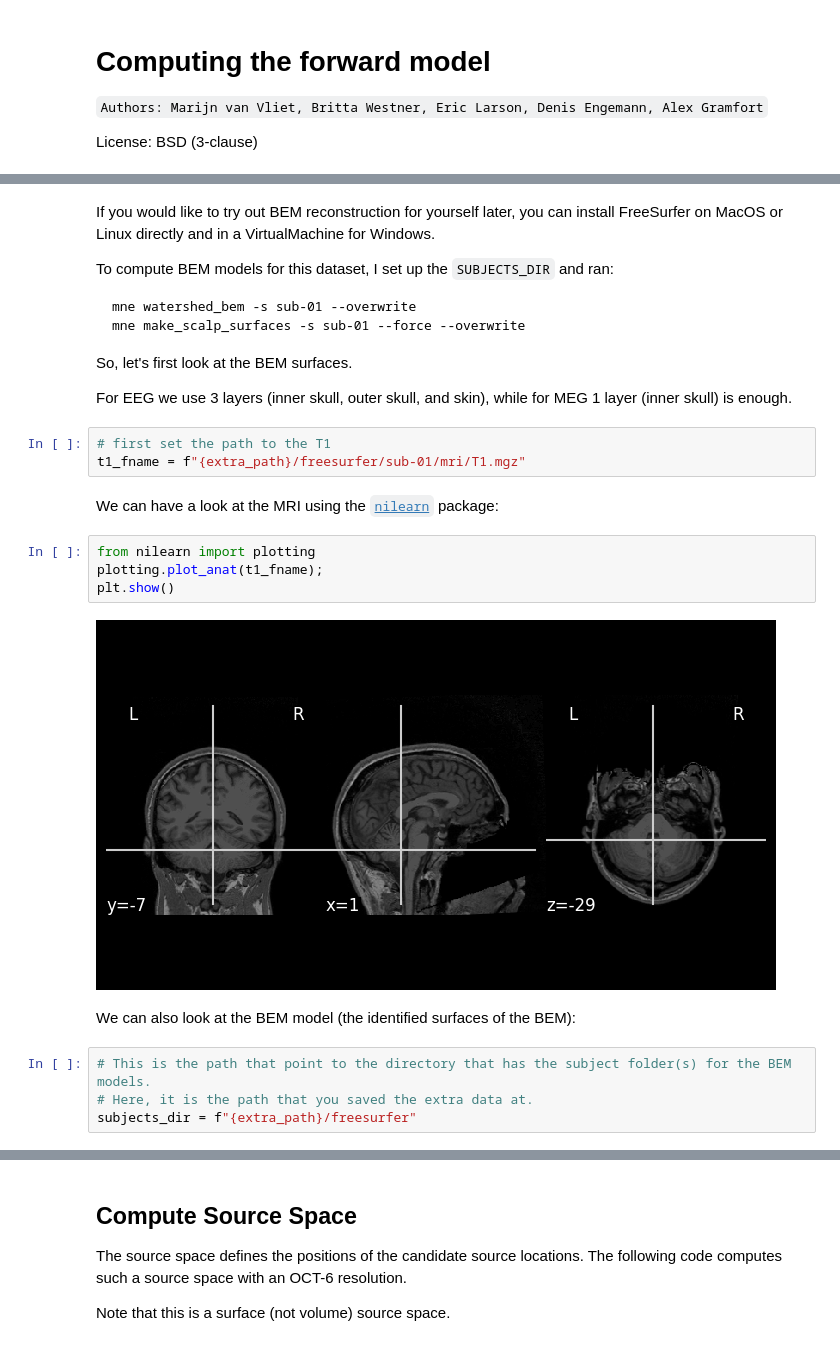
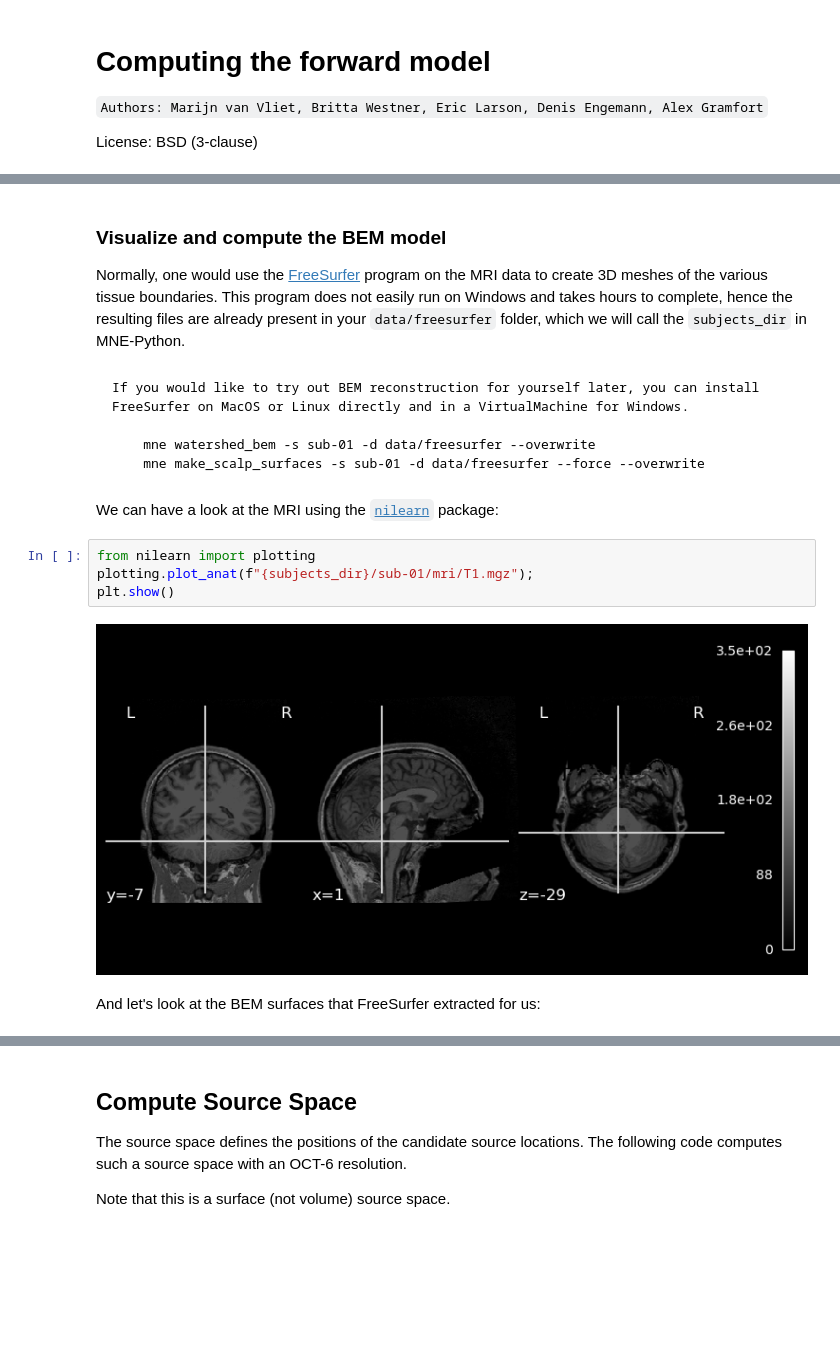
Before and after one commit to wmvanvliet/mne-course, a Jupyter notebook: 4-forward-modelling.ipynb, the cells around one changed output, grey strips where cells are left out. Drawn from its saved outputs; the diff is of its cells as text; blank space fills up the shorter version.

````diff
--- a/4-forward-modelling.ipynb
+++ b/4-forward-modelling.ipynb
@@ -49,31 +51,22 @@ https://mne.tools/stable/generated/mne.bem.make_flash_bem.html
+# %% [markdown]
+### Visualize and compute the BEM model
+
+Normally, one would use the [FreeSurfer](https://surfer.nmr.mgh.harvard.edu/fswiki/DownloadAndInstall#Download) program on the MRI data to create 3D meshes of the various tissue boundaries. This program does not easily run on Windows and takes hours to complete, hence the resulting files are already present in your `data/freesurfer` folder, which we will call the `subjects_dir` in MNE-Python.
 # %% [markdown]
-
-
+```{note}
 If you would like to try out BEM reconstruction for yourself later, you can install FreeSurfer on MacOS or Linux directly and in a VirtualMachine for Windows.
 
-To compute BEM models for this dataset,  I set up the `SUBJECTS_DIR` and ran:
-
-    mne watershed_bem -s sub-01 --overwrite
-    mne make_scalp_surfaces -s sub-01 --force --overwrite
-
-So, let's first look at the BEM surfaces.
-
-For EEG we use 3 layers (inner skull, outer skull, and skin), while for MEG 1 layer (inner skull) is enough.
+    mne watershed_bem -s sub-01 -d data/freesurfer --overwrite
+    mne make_scalp_surfaces -s sub-01 -d data/freesurfer --force --overwrite
+```
-# %%
-# first set the path to the T1
-t1_fname = f"{extra_path}/freesurfer/sub-01/mri/T1.mgz"
 # %% [markdown]
 We can have a look at the MRI using the [`nilearn`](https://nilearn.github.io/stable/index.html) package:
 # %%
 from nilearn import plotting
-plotting.plot_anat(t1_fname);
+plotting.plot_anat(f"{subjects_dir}/sub-01/mri/T1.mgz");
 plt.show()
 # %% [output]
-[figure, old version]
+[figure, new version]
-# %% [markdown]
-We can also look at the BEM model (the identified surfaces of the BEM):
-# %%
-# This is the path that point to the directory that has the subject folder(s) for the BEM models.
-# Here, it is the path that you saved the extra data at.
-subjects_dir = f"{extra_path}/freesurfer"
+# %% [markdown]
+And let's look at the BEM surfaces that FreeSurfer extracted for us:
 # %%
````
Also changed, not shown: parts of 36 cells of this notebook, 1 other file.
